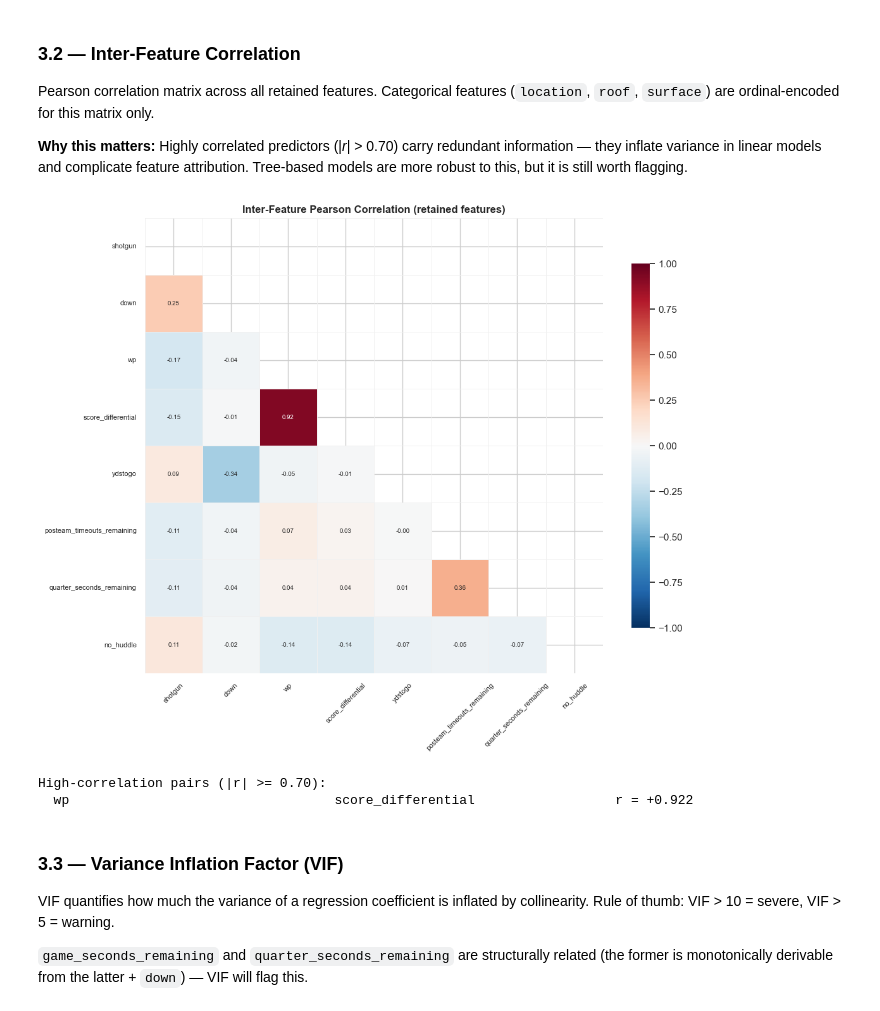
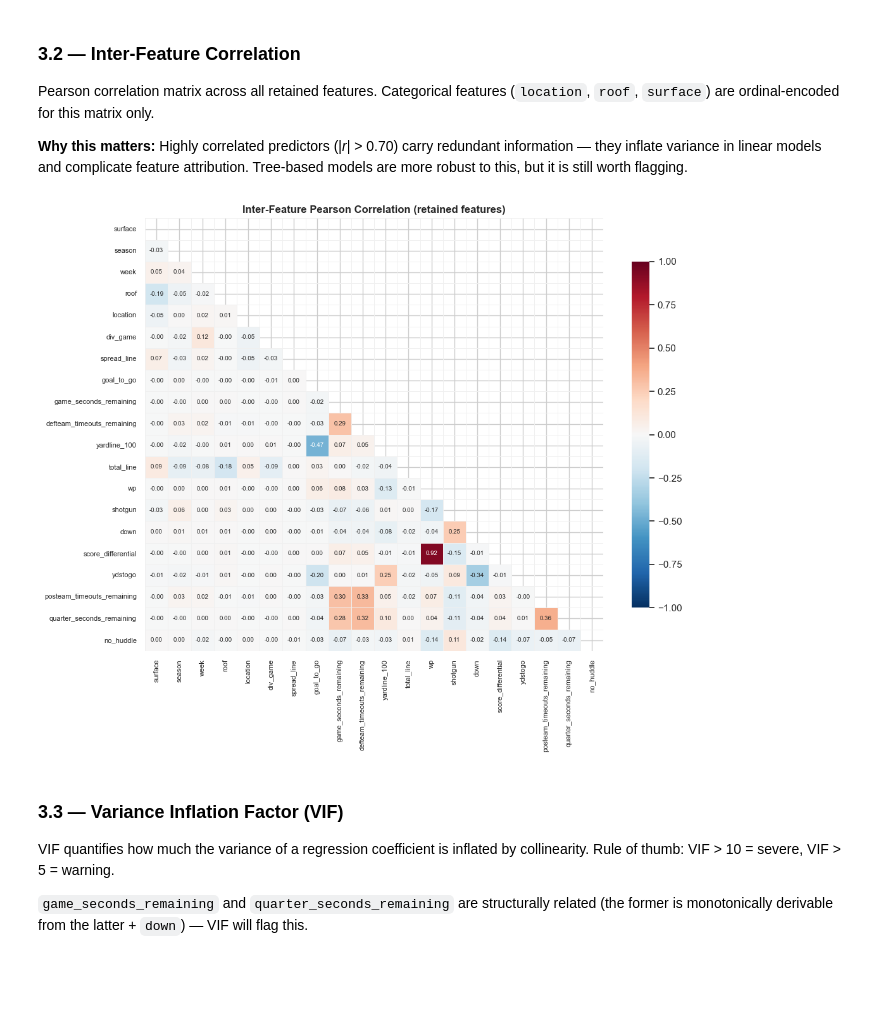
Before and after one commit to Orangenraph/Predicting-American-Football-Plays, a Jupyter notebook: notebooks/02_feature_selection.ipynb, the cells around one changed output. Saved outputs shown, nothing was run; the diff lists cells and outputs as text; code cells hidden in the pictures; blank space fills up the shorter version.

```diff
--- a/notebooks/02_feature_selection.ipynb
+++ b/notebooks/02_feature_selection.ipynb
@@ -605,50 +614,38 @@ Pearson correlation matrix across all retained features. Categorical features (`
 **Why this matters:** Highly correlated predictors (|*r*| > 0.70) carry redundant information — they inflate variance in linear models and complicate feature attribution. Tree-based models are more robust to this, but it is still worth flagging.
 # %%
 # ordinal-encode categoricals for correlation matrix only
-df_corr = df[FEATURES_100].copy()
-cat_in_final = [c for c in FEATURES_CAT if c in FEATURES_100]
+df_corr = df[FEATURE_SETS["000"]].copy()
+
+# find categorial features and convert them into numbers
+cat_in_final = [c for c in FEATURES_CAT if c in FEATURE_SETS["000"]]
 if cat_in_final:
     enc = OrdinalEncoder()
     df_corr[cat_in_final] = enc.fit_transform(df_corr[cat_in_final].astype(str))
 
+# convert all data to numberic and calc. Pearson Correlation
 corr_matrix = df_corr.apply(pd.to_numeric, errors="coerce").corr(method="pearson")
 
+# set up for plot figures
 fig, ax = plt.subplots(figsize=(11, 9))
 mask = np.triu(np.ones_like(corr_matrix, dtype=bool))
 
+# correlation heatmap with costum styles
 sns.heatmap(
     corr_matrix, mask=mask, annot=True, fmt=".2f", cmap="RdBu_r",
     center=0, vmin=-1, vmax=1, linewidths=0.4, linecolor="#f0f0f0",
     annot_kws={"size": 7}, cbar_kws={"shrink": 0.8}, ax=ax
 )
 
+# set title and axis labels
 ax.set_title("Inter-Feature Pearson Correlation (retained features)",
              fontsize=12, fontweight="bold")
-ax.tick_params(axis="x", rotation=45, labelsize=8)
+ax.tick_params(axis="x", rotation=90, labelsize=8)
 ax.tick_params(axis="y", rotation=0, labelsize=8)
 plt.tight_layout()
 plt.savefig(FIGURES_EDA / "stage3_feature_correlation.png", dpi=PLOT_DPI, bbox_inches="tight")
 plt.show()
-
-# flag high-correlation pairs
-high_corr = []
-cols_c = corr_matrix.columns.tolist()
-for i in range(len(cols_c)):
-    for j in range(i + 1, len(cols_c)):
-        r = corr_matrix.iloc[i, j]
-        if abs(r) >= 0.70:
-            high_corr.append((cols_c[i], cols_c[j], round(r, 3)))
-
-if high_corr:
-    print("High-correlation pairs (|r| >= 0.70):")
-    for a, b, r in sorted(high_corr, key=lambda x: abs(x[2]), reverse=True):
-        print(f"  {a:<35} {b:<35} r = {r:+.3f}")
-else:
-    print("No feature pairs exceed |r| = 0.70")
 # %% [output]
-[figure, old version]
+[figure, new version]
-High-correlation pairs (|r| >= 0.70):
-  wp                                  score_differential                  r = +0.922
 # %% [markdown]
 ### 3.3 — Variance Inflation Factor (VIF)
 
```
Also changed, not shown: parts of 16 cells of this notebook, 1 other file.
